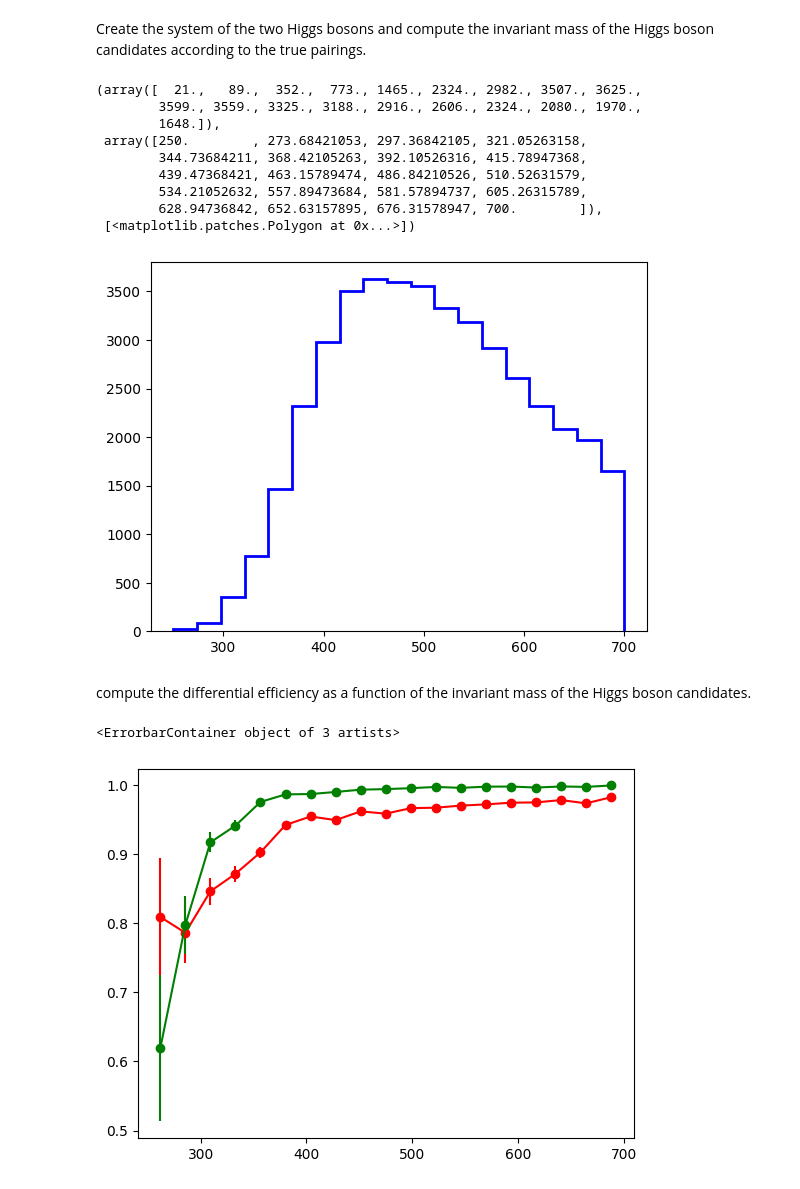
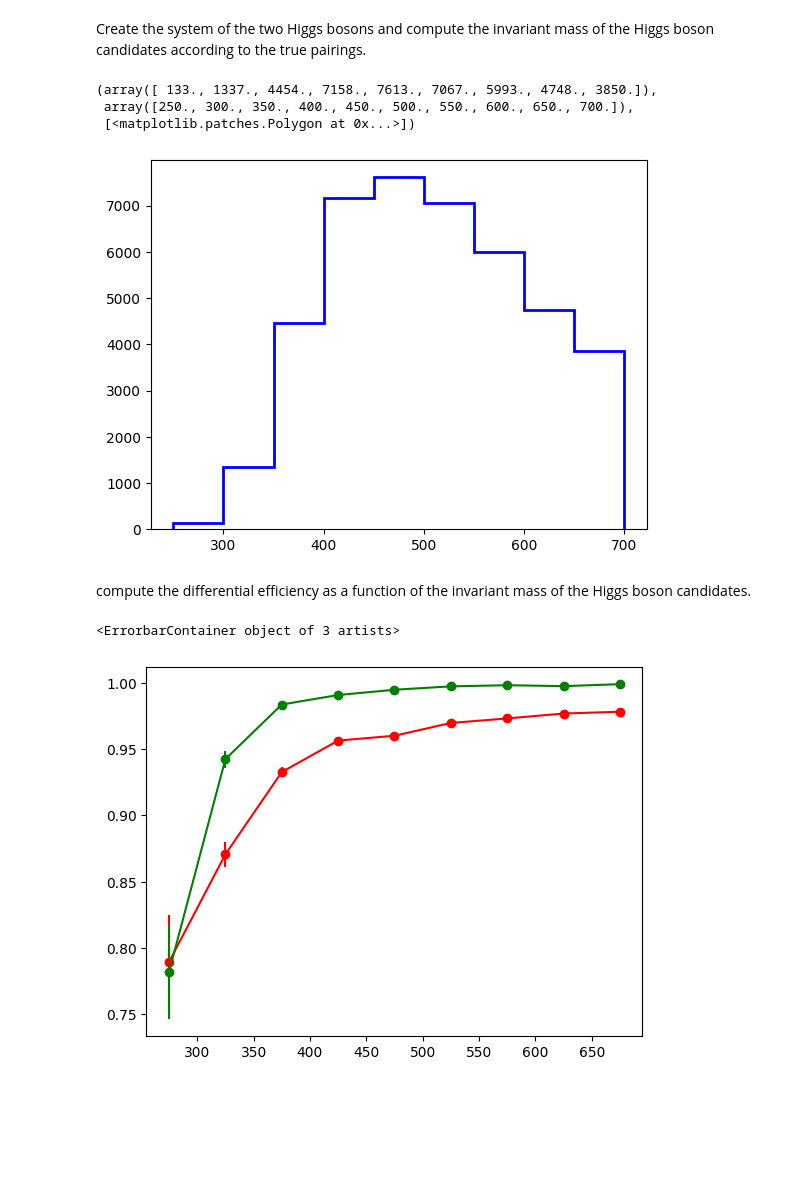
Before and after one commit to thierryharte/HH4b_SPANet, a Jupyter notebook: notebooks/differential_efficiency.ipynb, the cells around one changed output. Drawn from its saved outputs; the diff is of its cells as text; code cells hidden in the pictures; blank space fills up the shorter version.

```diff
--- a/notebooks/differential_efficiency.ipynb
+++ b/notebooks/differential_efficiency.ipynb
@@ -606,21 +603,15 @@ plot_histos(bins, true_higgs_fully_matched_mask[:,1].mass, run2_higgs_fully_matc
 Create the system of the two Higgs bosons and compute the invariant mass of the Higgs boson candidates according to the true pairings.
 # %%
 true_hh_fully_matched_mask=true_higgs_fully_matched_mask[:,0]+true_higgs_fully_matched_mask[:,1]
-bins=np.linspace(250,700,20)
+bins=np.linspace(250,700,10)
 # bins=np.array([250, 300, 350, 400,700])
 
 plt.hist(true_hh_fully_matched_mask.mass, bins, label="True HH mass", color="blue", histtype="step", linewidth=2)
 # %% [output]
-(array([  21.,   89.,  352.,  773., 1465., 2324., 2982., 3507., 3625.,
-        3599., 3559., 3325., 3188., 2916., 2606., 2324., 2080., 1970.,
-        1648.]),
- array([250.        , 273.68421053, 297.36842105, 321.05263158,
-        344.73684211, 368.42105263, 392.10526316, 415.78947368,
-        439.47368421, 463.15789474, 486.84210526, 510.52631579,
-        534.21052632, 557.89473684, 581.57894737, 605.26315789,
-        628.94736842, 652.63157895, 676.31578947, 700.        ]),
+(array([ 133., 1337., 4454., 7158., 7613., 7067., 5993., 4748., 3850.]),
+ array([250., 300., 350., 400., 450., 500., 550., 600., 650., 700.]),
  [<matplotlib.patches.Polygon at 0x...>])
-[figure, old version]
+[figure, new version]
 # %% [markdown]
 compute the differential efficiency as a function of the invariant mass of the Higgs boson candidates.
 # %%
@@ -645,6 +636,6 @@ plt.errorbar(0.5*(bins[1:]+bins[:-1]), diff_eff_run2, yerr=unc_eff_run2_list, la
 plt.errorbar(0.5*(bins[1:]+bins[:-1]), diff_eff_spanet,     yerr=unc_eff_spanet_list, label="SPANet RecoHiggs", color="green", marker="o")
 # %% [output]
 <ErrorbarContainer object of 3 artists>
-[figure, old version]
+[figure, new version]
 # %%
 true_hh_fully_matched=true_higgs_fully_matched[:,0]+true_higgs_fully_matched[:,1]
```
Also changed, not shown: parts of 5 cells of this notebook, 3 other files.
